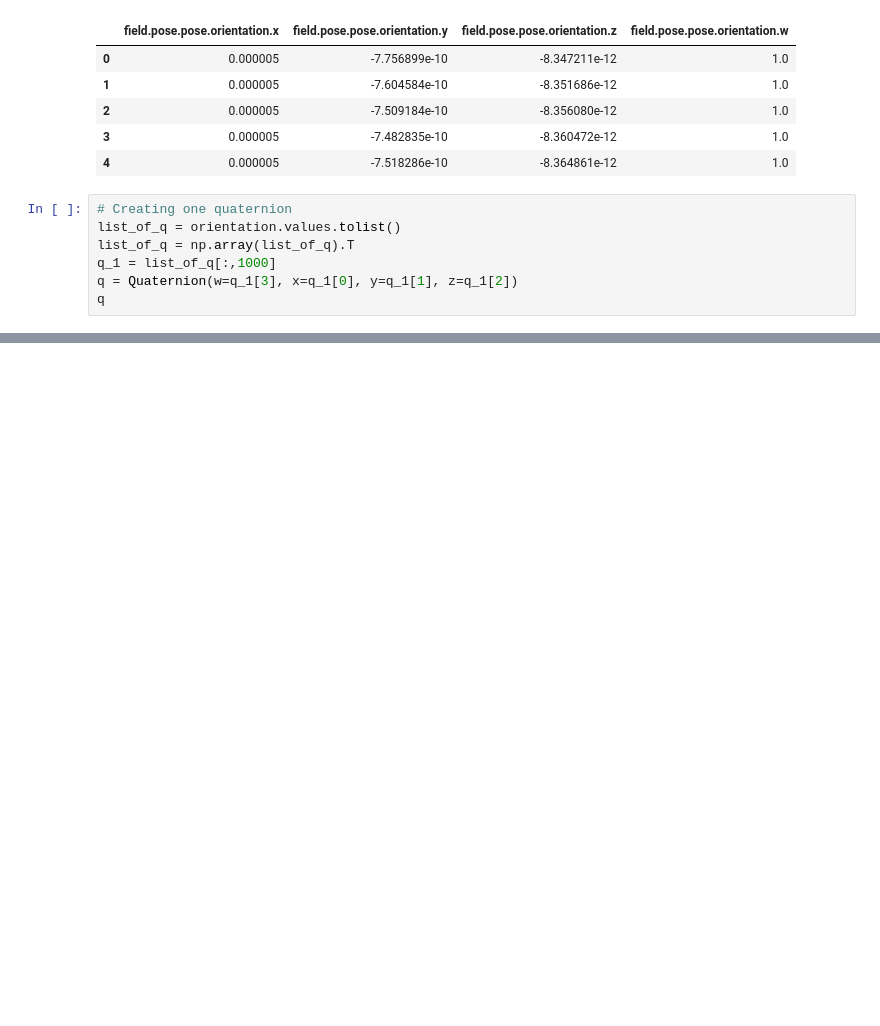
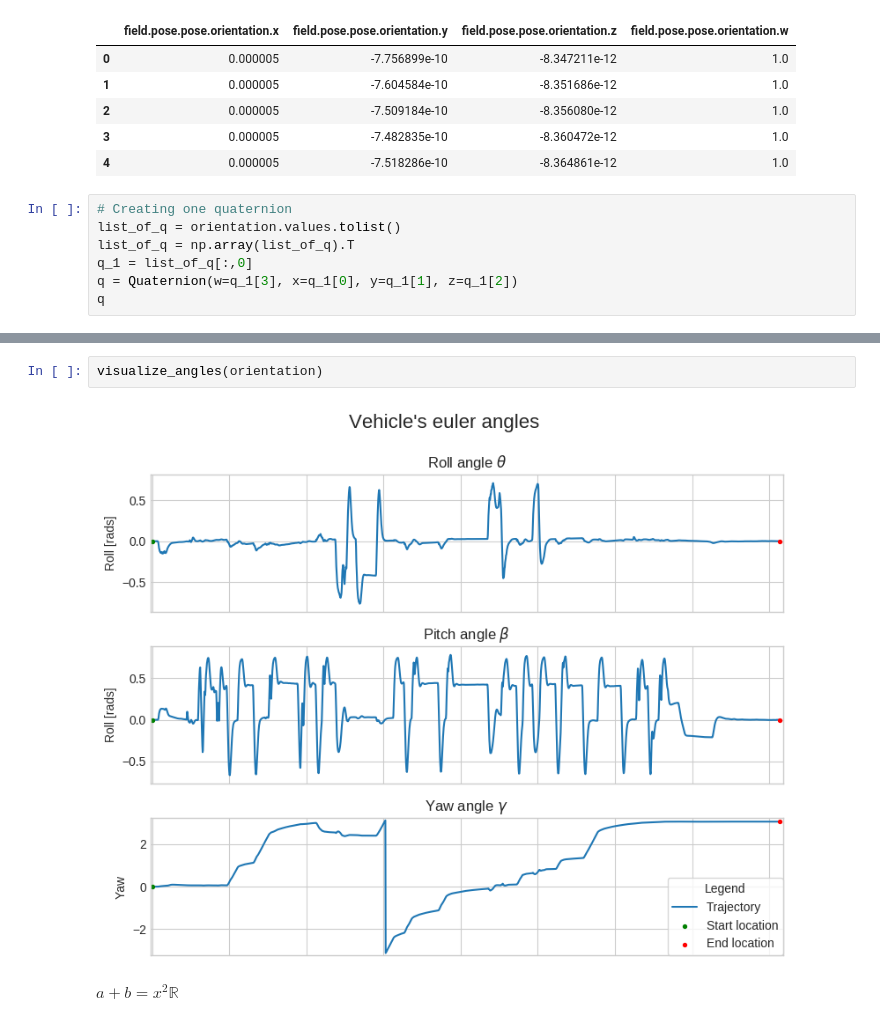
Before and after one commit to MikeS96/vio_quadrotor, a Jupyter notebook: VO.ipynb, the cells around one changed output, grey strips where cells are left out. Cells and saved outputs as stored; diff of their text form; blank space fills up the shorter version.

Commit message:
RPY angles plot

```diff
--- a/VO.ipynb
+++ b/VO.ipynb
@@ -161,7 +161,7 @@ orientation.head()
 # Creating one quaternion
 list_of_q = orientation.values.tolist()
 list_of_q = np.array(list_of_q).T
-q_1 = list_of_q[:,1000]
+q_1 = list_of_q[:,0]
 q = Quaternion(w=q_1[3], x=q_1[0], y=q_1[1], z=q_1[2])
 q
 # %% [output]
@@ -269,2 +268,8 @@ def visualize_trajectory(df_values):
     plt.tight_layout()
     plt.show()
+# %%
+visualize_angles(orientation)
+# %% [output]
+[figure, added]
+# %% [markdown]
+$a + b = x^2 \mathbb{R}$
```
Also changed, not shown: parts of 6 cells of this notebook.
